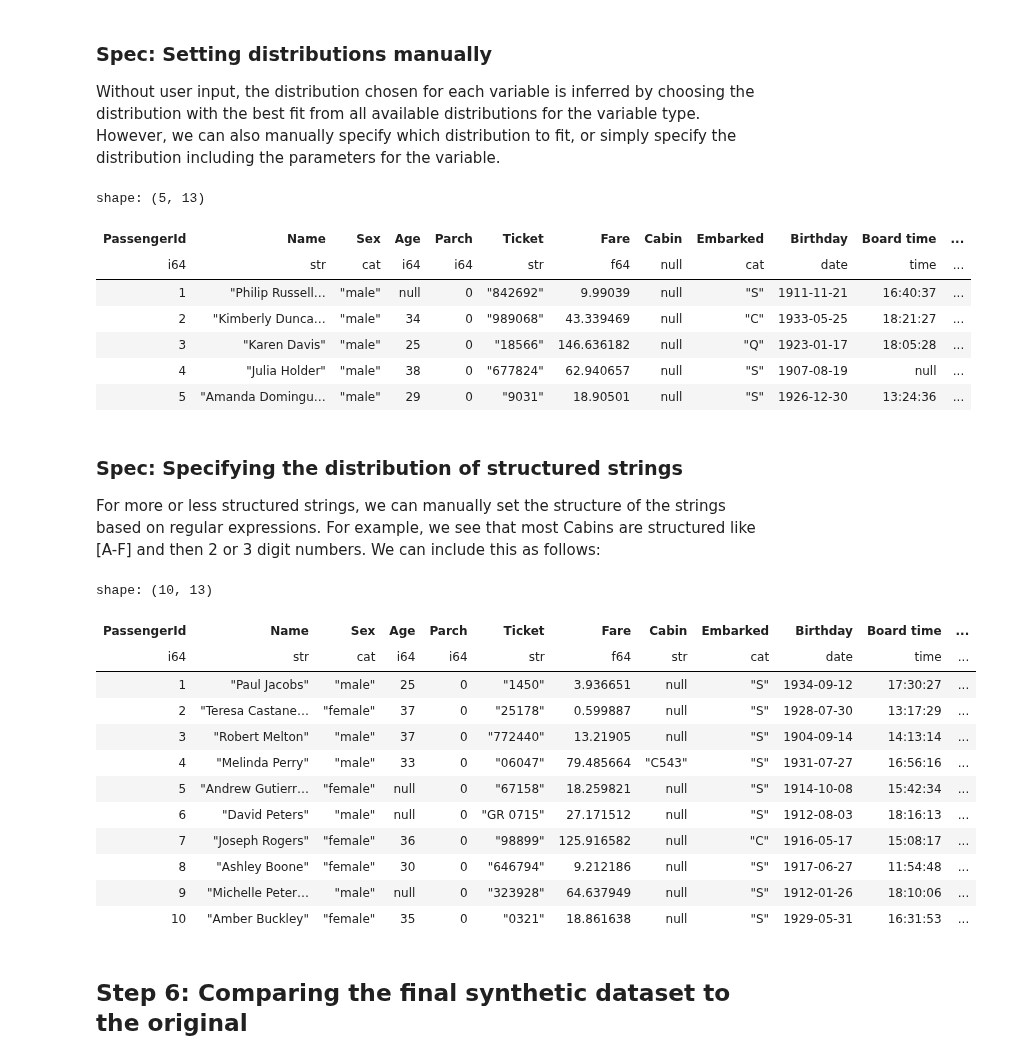
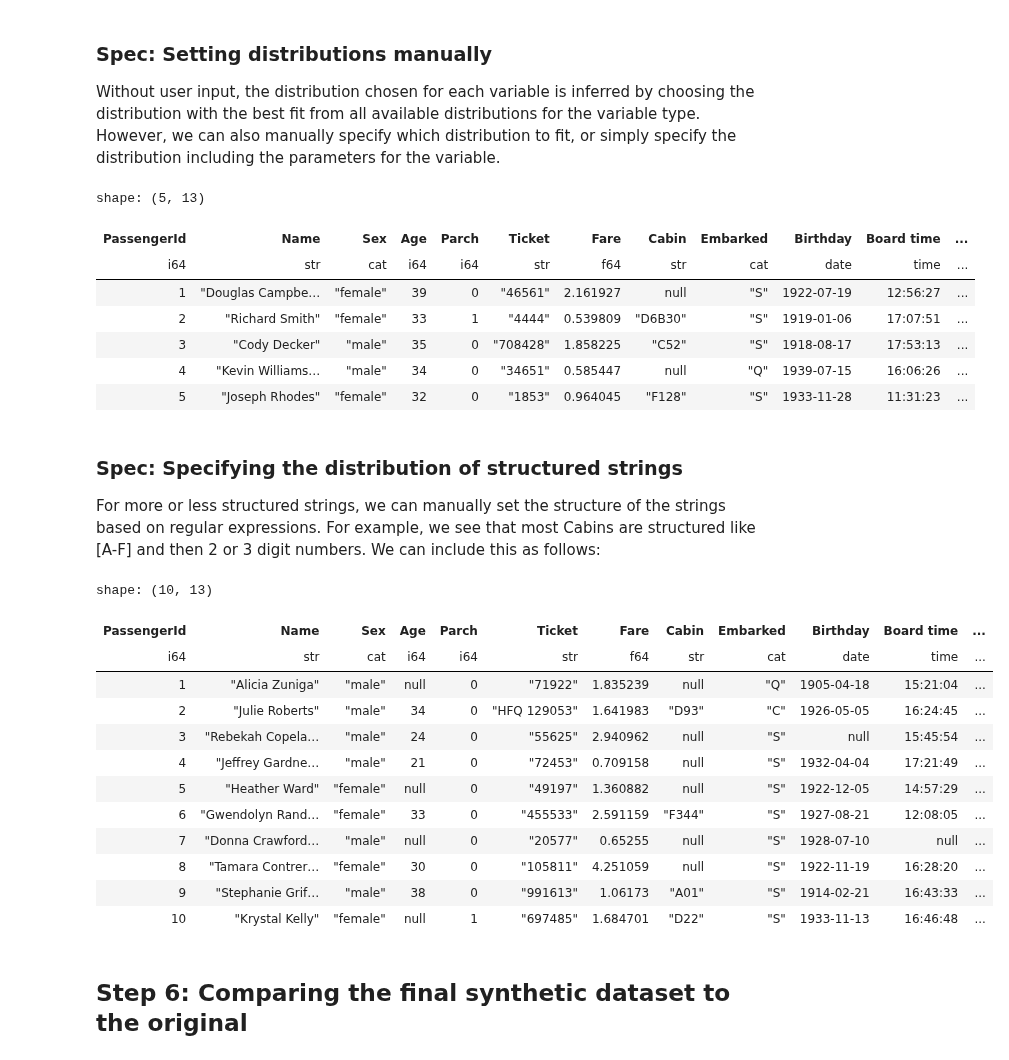
Before and after one commit to sodascience/metasyn, a Jupyter notebook: examples/getting_started.ipynb, the cells around one changed output. Drawn from its saved outputs; the diff is of its cells as text; code cells hidden in the pictures.

Commit message:
Change fit_dataframe
Also fix bug where warning wasn't generated anymore.

```diff
--- a/examples/getting_started.ipynb
+++ b/examples/getting_started.ipynb
@@ -273,10 +285,10 @@ Without user input, the distribution chosen for each variable is inferred by cho
 from metasyn.distribution import DiscreteUniformDistribution
 
 var_specs = [
-    VarConfig(name="PassengerId", dist_spec=DistributionSpec(unique=True)),
-    VarConfig(name="Name", dist_spec=FakerDistribution("name")),
-    VarConfig(name="Name", dist_spec="LogNormalDistribution"), # estimate / fit an exponential distribution based on the data
-    VarConfig(name="Age", dist_spec=DiscreteUniformDistribution(20, 40)) # fully specify a distribution for age (uniform between 20 and 40)
+    VarSpec("PassengerId", unique=True),
+    VarSpec("Name", distribution=FakerDistribution("name")),
+    VarSpec("Fare", distribution="lognormal"), # estimate / fit an exponential distribution based on the data
+    VarSpec("Age", distribution=DiscreteUniformDistribution(20, 40)) # fully specify a distribution for age (uniform between 20 and 40)
 ]
 
 mf = MetaFrame.fit_dataframe(df, var_specs=var_specs)
@@ -284,12 +296,12 @@ mf.synthesize(5)
 # %% [output]
 shape: (5, 13)
 | PassengerId | Name | Sex | Age | Parch | Ticket | Fare | Cabin | Embarked | Birthday | Board time | ... |
-| i64 | str | cat | i64 | i64 | str | f64 | null | cat | date | time | ... |
-| 1 | "Philip Russell… | "male" | null | 0 | "842692" | 9.99039 | null | "S" | 1911-11-21 | 16:40:37 | ... |
-| 2 | "Kimberly Dunca… | "male" | 34 | 0 | "989068" | 43.339469 | null | "C" | 1933-05-25 | 18:21:27 | ... |
-| 3 | "Karen Davis" | "male" | 25 | 0 | "18566" | 146.636182 | null | "Q" | 1923-01-17 | 18:05:28 | ... |
-| 4 | "Julia Holder" | "male" | 38 | 0 | "677824" | 62.940657 | null | "S" | 1907-08-19 | null | ... |
-| 5 | "Amanda Domingu… | "male" | 29 | 0 | "9031" | 18.90501 | null | "S" | 1926-12-30 | 13:24:36 | ... |
+| i64 | str | cat | i64 | i64 | str | f64 | str | cat | date | time | ... |
+| 1 | "Douglas Campbe… | "female" | 39 | 0 | "46561" | 2.161927 | null | "S" | 1922-07-19 | 12:56:27 | ... |
+| 2 | "Richard Smith" | "female" | 33 | 1 | "4444" | 0.539809 | "D6B30" | "S" | 1919-01-06 | 17:07:51 | ... |
+| 3 | "Cody Decker" | "male" | 35 | 0 | "708428" | 1.858225 | "C52" | "S" | 1918-08-17 | 17:53:13 | ... |
+| 4 | "Kevin Williams… | "male" | 34 | 0 | "34651" | 0.585447 | null | "Q" | 1939-07-15 | 16:06:26 | ... |
+| 5 | "Joseph Rhodes" | "female" | 32 | 0 | "1853" | 0.964045 | "F128" | "S" | 1933-11-28 | 11:31:23 | ... |
 # %% [markdown]
 ### Spec: Specifying the distribution of structured strings
 
@@ -297,36 +309,37 @@ For more or less structured strings, we can manually set the structure of the st
 # %%
 from metasyn.distribution import RegexDistribution
 
 # To create a regex distribution, you need a list of tuples, where each tuple is an element.
 # The first part of the tuple is a string representation of the regex, while the second is the proportion of the
 # time the regex element is used.
 cabin_distribution = RegexDistribution(r"[A-F][0-9]{2,3}")  # Add the r so that it becomes a literal string.
 # just for completeness: data generated from this distribution will always match the regex [A-F]?(\d{2,3})?
 
+
 var_specs = [
-    VarConfig(name="PassengerId", dist_spec=DistributionSpec(unique=True)),
-    VarConfig(name="Name", dist_spec=FakerDistribution("name")),
-    VarConfig(name="Name", dist_spec="LogNormalDistribution"), # estimate / fit an exponential distribution based on the data
-    VarConfig(name="Age", dist_spec=DiscreteUniformDistribution(20, 40)), # fully specify a distribution for age (uniform between 20 and 40)
-    VarConfig(name="Cabin", dist_spec=cabin_distribution), # Use the regex distribution for the cabin
+    VarSpec("PassengerId", unique=True),
+    VarSpec("Name", distribution=FakerDistribution("name")),
+    VarSpec("Fare", distribution="lognormal"), # estimate / fit an exponential distribution based on the data
+    VarSpec("Age", distribution=DiscreteUniformDistribution(20, 40)), # fully specify a distribution for age (uniform between 20 and 40)
+    VarSpec("Cabin", distribution=cabin_distribution),  # Use our previously defined distribution
 ]
 
 mf = MetaFrame.fit_dataframe(df, var_specs=var_specs)
 mf.synthesize(10)
 # %% [output]
 shape: (10, 13)
 | PassengerId | Name | Sex | Age | Parch | Ticket | Fare | Cabin | Embarked | Birthday | Board time | ... |
 | i64 | str | cat | i64 | i64 | str | f64 | str | cat | date | time | ... |
-| 1 | "Paul Jacobs" | "male" | 25 | 0 | "1450" | 3.936651 | null | "S" | 1934-09-12 | 17:30:27 | ... |
-| 2 | "Teresa Castane… | "female" | 37 | 0 | "25178" | 0.599887 | null | "S" | 1928-07-30 | 13:17:29 | ... |
-| 3 | "Robert Melton" | "male" | 37 | 0 | "772440" | 13.21905 | null | "S" | 1904-09-14 | 14:13:14 | ... |
-| 4 | "Melinda Perry" | "male" | 33 | 0 | "06047" | 79.485664 | "C543" | "S" | 1931-07-27 | 16:56:16 | ... |
-| 5 | "Andrew Gutierr… | "female" | null | 0 | "67158" | 18.259821 | null | "S" | 1914-10-08 | 15:42:34 | ... |
-| 6 | "David Peters" | "male" | null | 0 | "GR 0715" | 27.171512 | null | "S" | 1912-08-03 | 18:16:13 | ... |
-| 7 | "Joseph Rogers" | "female" | 36 | 0 | "98899" | 125.916582 | null | "C" | 1916-05-17 | 15:08:17 | ... |
-| 8 | "Ashley Boone" | "female" | 30 | 0 | "646794" | 9.212186 | null | "S" | 1917-06-27 | 11:54:48 | ... |
-| 9 | "Michelle Peter… | "male" | null | 0 | "323928" | 64.637949 | null | "S" | 1912-01-26 | 18:10:06 | ... |
-| 10 | "Amber Buckley" | "female" | 35 | 0 | "0321" | 18.861638 | null | "S" | 1929-05-31 | 16:31:53 | ... |
+| 1 | "Alicia Zuniga" | "male" | null | 0 | "71922" | 1.835239 | null | "Q" | 1905-04-18 | 15:21:04 | ... |
+| 2 | "Julie Roberts" | "male" | 34 | 0 | "HFQ 129053" | 1.641983 | "D93" | "C" | 1926-05-05 | 16:24:45 | ... |
+| 3 | "Rebekah Copela… | "male" | 24 | 0 | "55625" | 2.940962 | null | "S" | null | 15:45:54 | ... |
+| 4 | "Jeffrey Gardne… | "male" | 21 | 0 | "72453" | 0.709158 | null | "S" | 1932-04-04 | 17:21:49 | ... |
+| 5 | "Heather Ward" | "female" | null | 0 | "49197" | 1.360882 | null | "S" | 1922-12-05 | 14:57:29 | ... |
+| 6 | "Gwendolyn Rand… | "female" | 33 | 0 | "455533" | 2.591159 | "F344" | "S" | 1927-08-21 | 12:08:05 | ... |
+| 7 | "Donna Crawford… | "male" | null | 0 | "20577" | 0.65255 | null | "S" | 1928-07-10 | null | ... |
+| 8 | "Tamara Contrer… | "female" | 30 | 0 | "105811" | 4.251059 | null | "S" | 1922-11-19 | 16:28:20 | ... |
+| 9 | "Stephanie Grif… | "male" | 38 | 0 | "991613" | 1.06173 | "A01" | "S" | 1914-02-21 | 16:43:33 | ... |
+| 10 | "Krystal Kelly" | "female" | null | 1 | "697485" | 1.684701 | "D22" | "S" | 1933-11-13 | 16:46:48 | ... |
 # %% [markdown]
 ## Step 6: Comparing the final synthetic dataset to the original
 # %% [markdown]
```
Also changed, not shown: parts of 8 cells of this notebook, 4 other files.
